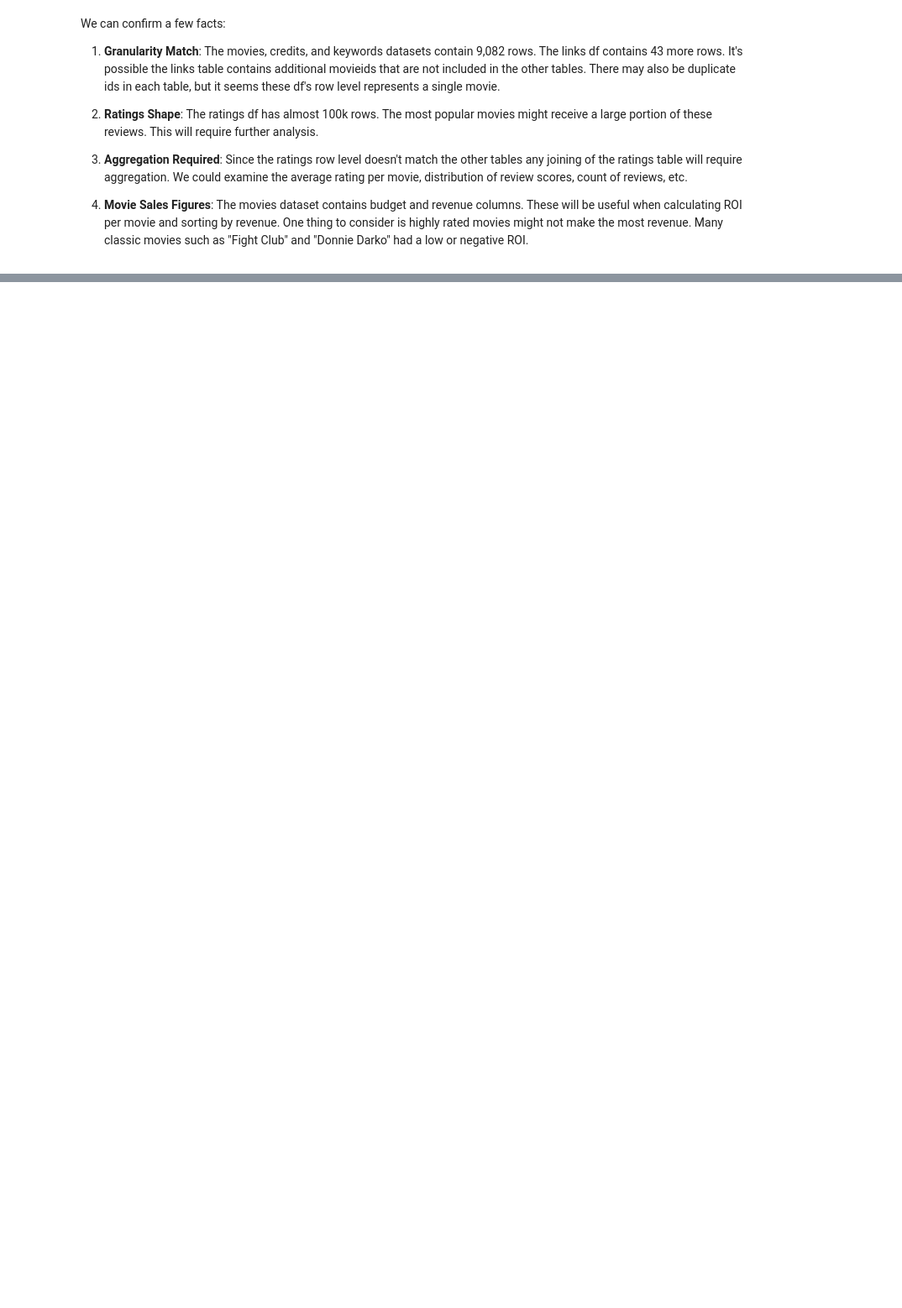
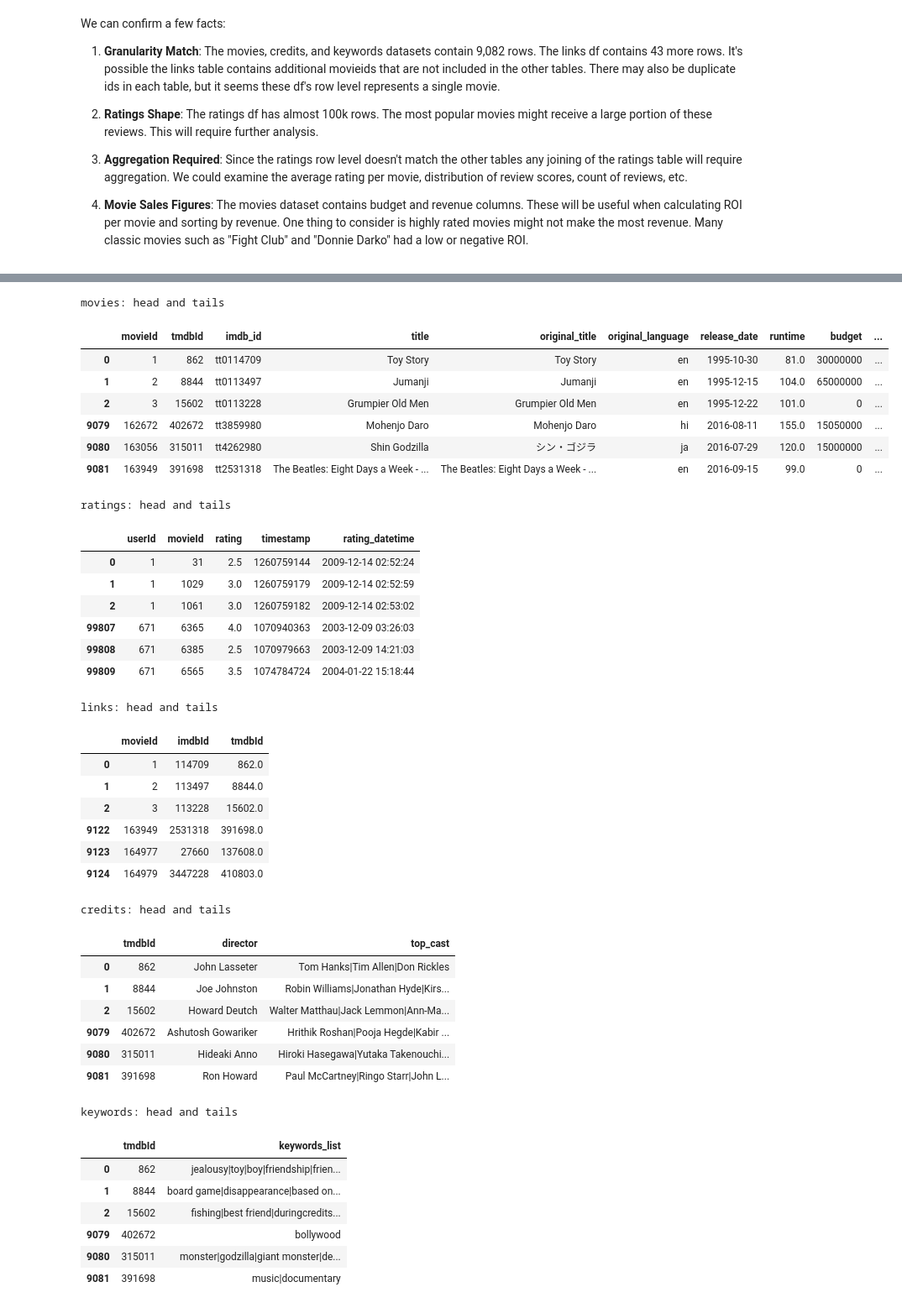
Before and after one commit to MFUTSA/Project-Option-1-Matt-Flores, a Jupyter notebook: notebooks/Milestone_1.ipynb, the cells around one changed output, grey strips where cells are left out. Shown at 84% size. Saved outputs shown, nothing was run; the diff lists cells and outputs as text; code cells hidden in the pictures; blank space fills up the shorter version.

```diff
--- a/notebooks/Milestone_1.ipynb
+++ b/notebooks/Milestone_1.ipynb
@@ -160,0 +166,45 @@ We can confirm a few facts:
+# %%
+for name, df in tables.items():
+    print(f'\n{name}: head and tails')
+    display(pd.concat([df.head(3),df.tail(3)]))
+# %% [output]
+movies: head and tails
+|  | movieId | tmdbId | imdb_id | title | original_title | original_language | release_date | runtime | budget | ... |
+| 0 | 1 | 862 | tt0114709 | Toy Story | Toy Story | en | 1995-10-30 | 81.0 | 30000000 | ... |
+| 1 | 2 | 8844 | tt0113497 | Jumanji | Jumanji | en | 1995-12-15 | 104.0 | 65000000 | ... |
+| 2 | 3 | 15602 | tt0113228 | Grumpier Old Men | Grumpier Old Men | en | 1995-12-22 | 101.0 | 0 | ... |
+| 9079 | 162672 | 402672 | tt3859980 | Mohenjo Daro | Mohenjo Daro | hi | 2016-08-11 | 155.0 | 15050000 | ... |
+| 9080 | 163056 | 315011 | tt4262980 | Shin Godzilla | シン・ゴジラ | ja | 2016-07-29 | 120.0 | 15000000 | ... |
+| 9081 | 163949 | 391698 | tt2531318 | The Beatles: Eight Days a Week - ... | The Beatles: Eight Days a Week - ... | en | 2016-09-15 | 99.0 | 0 | ... |
+ratings: head and tails
+|  | userId | movieId | rating | timestamp | rating_datetime |
+| 0 | 1 | 31 | 2.5 | 1260759144 | 2009-12-14 02:52:24 |
+| 1 | 1 | 1029 | 3.0 | 1260759179 | 2009-12-14 02:52:59 |
+| 2 | 1 | 1061 | 3.0 | 1260759182 | 2009-12-14 02:53:02 |
+| 99807 | 671 | 6365 | 4.0 | 1070940363 | 2003-12-09 03:26:03 |
+| 99808 | 671 | 6385 | 2.5 | 1070979663 | 2003-12-09 14:21:03 |
+| 99809 | 671 | 6565 | 3.5 | 1074784724 | 2004-01-22 15:18:44 |
+links: head and tails
+|  | movieId | imdbId | tmdbId |
+| 0 | 1 | 114709 | 862.0 |
+| 1 | 2 | 113497 | 8844.0 |
+| 2 | 3 | 113228 | 15602.0 |
+| 9122 | 163949 | 2531318 | 391698.0 |
+| 9123 | 164977 | 27660 | 137608.0 |
+| 9124 | 164979 | 3447228 | 410803.0 |
+credits: head and tails
+|  | tmdbId | director | top_cast |
+| 0 | 862 | John Lasseter | Tom Hanks|Tim Allen|Don Rickles |
+| 1 | 8844 | Joe Johnston | Robin Williams|Jonathan Hyde|Kirs... |
+| 2 | 15602 | Howard Deutch | Walter Matthau|Jack Lemmon|Ann-Ma... |
+| 9079 | 402672 | Ashutosh Gowariker | Hrithik Roshan|Pooja Hegde|Kabir ... |
+| 9080 | 315011 | Hideaki Anno | Hiroki Hasegawa|Yutaka Takenouchi... |
+| 9081 | 391698 | Ron Howard | Paul McCartney|Ringo Starr|John L... |
+keywords: head and tails
+|  | tmdbId | keywords_list |
+| 0 | 862 | jealousy|toy|boy|friendship|frien... |
+| 1 | 8844 | board game|disappearance|based on... |
+| 2 | 15602 | fishing|best friend|duringcredits... |
+| 9079 | 402672 | bollywood |
+| 9080 | 315011 | monster|godzilla|giant monster|de... |
+| 9081 | 391698 | music|documentary |
```
Also changed, not shown: parts of 17 cells of this notebook, 1 other file.
